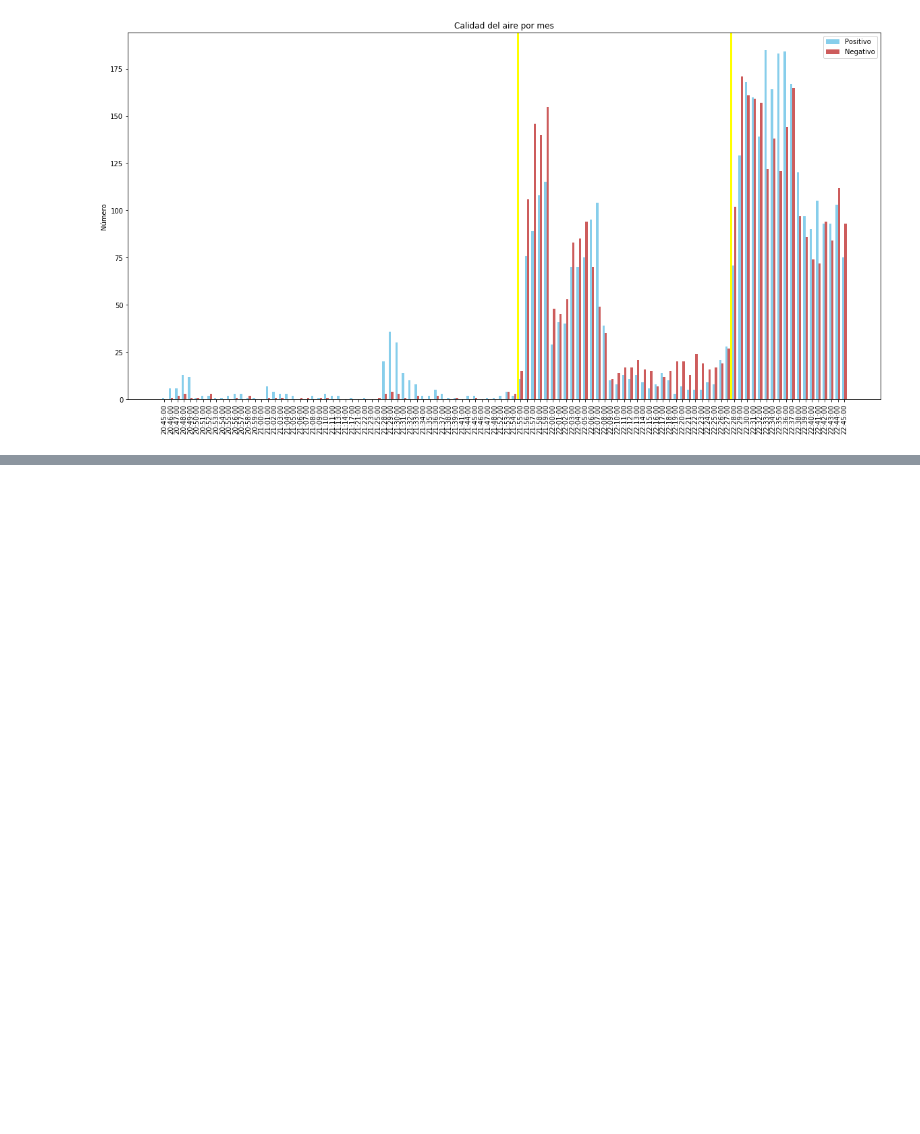
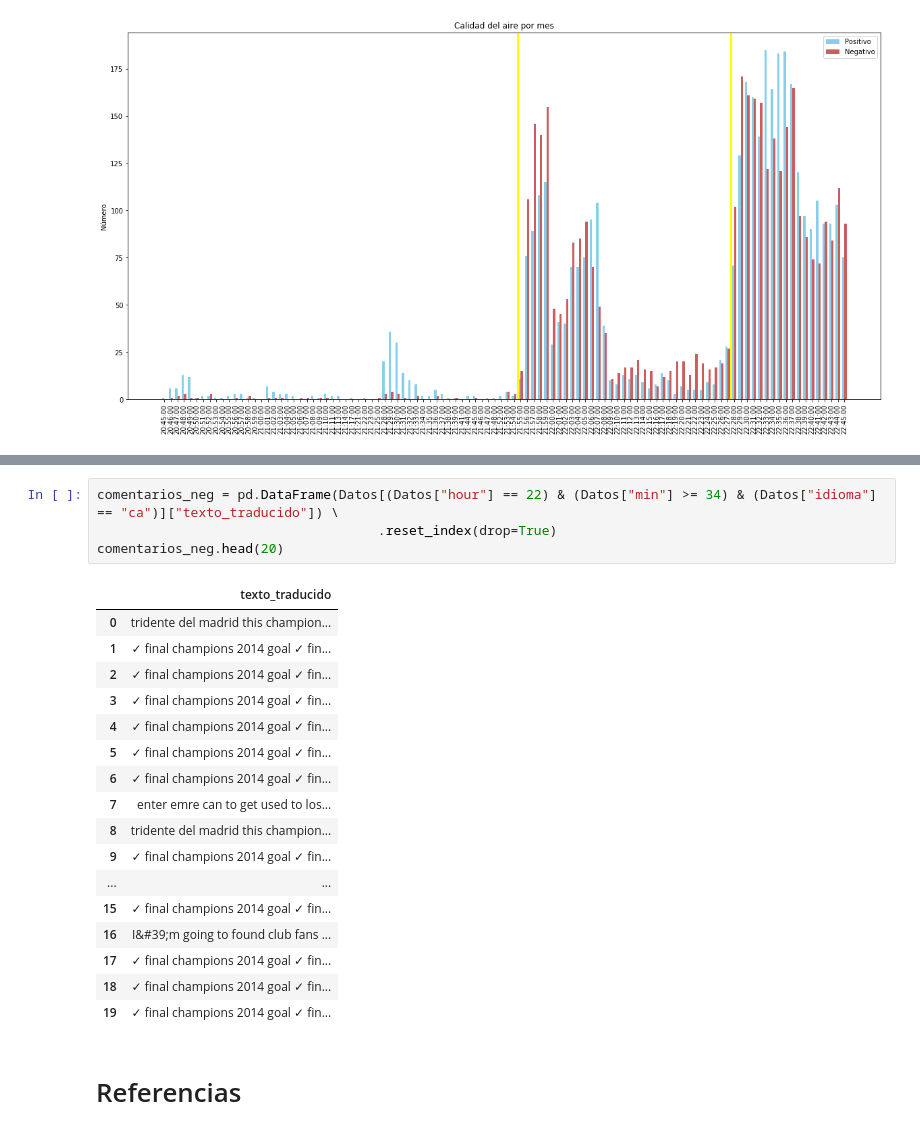
Before and after one commit to gdelasheras/Analisis-tweets-UCL-Final-2018-Real-Madrid-vs-Liverpool, a Jupyter notebook: Notebooks/PROY-NB03-TWEETS.ipynb, the cells around one changed output, grey strips where cells are left out. Saved outputs shown, nothing was run; the diff lists cells and outputs as text; blank space fills up the shorter version.

```diff
--- a/Notebooks/PROY-NB03-TWEETS.ipynb
+++ b/Notebooks/PROY-NB03-TWEETS.ipynb
@@ -476,0 +484,24 @@ plt.show()
+# %%
+comentarios_neg = pd.DataFrame(Datos[(Datos["hour"] == 22) & (Datos["min"] >= 34) & (Datos["idioma"] == "ca")]["texto_traducido"]) \
+                                    .reset_index(drop=True)
+comentarios_neg.head(20)
+# %% [output]
+|  | texto_traducido |
+| 0 | tridente del madrid this champion... |
+| 1 | ✓ final champions 2014 goal ✓ fin... |
+| 2 | ✓ final champions 2014 goal ✓ fin... |
+| 3 | ✓ final champions 2014 goal ✓ fin... |
+| 4 | ✓ final champions 2014 goal ✓ fin... |
+| 5 | ✓ final champions 2014 goal ✓ fin... |
+| 6 | ✓ final champions 2014 goal ✓ fin... |
+| 7 | enter emre can to get used to los... |
+| 8 | tridente del madrid this champion... |
+| 9 | ✓ final champions 2014 goal ✓ fin... |
+| ... | ... |
+| 15 | ✓ final champions 2014 goal ✓ fin... |
+| 16 | I&#39;m going to found club fans ... |
+| 17 | ✓ final champions 2014 goal ✓ fin... |
+| 18 | ✓ final champions 2014 goal ✓ fin... |
+| 19 | ✓ final champions 2014 goal ✓ fin... |
+# %% [markdown]
+# Referencias
```
Also changed, not shown: parts of 16 cells of this notebook, 2 other files.
